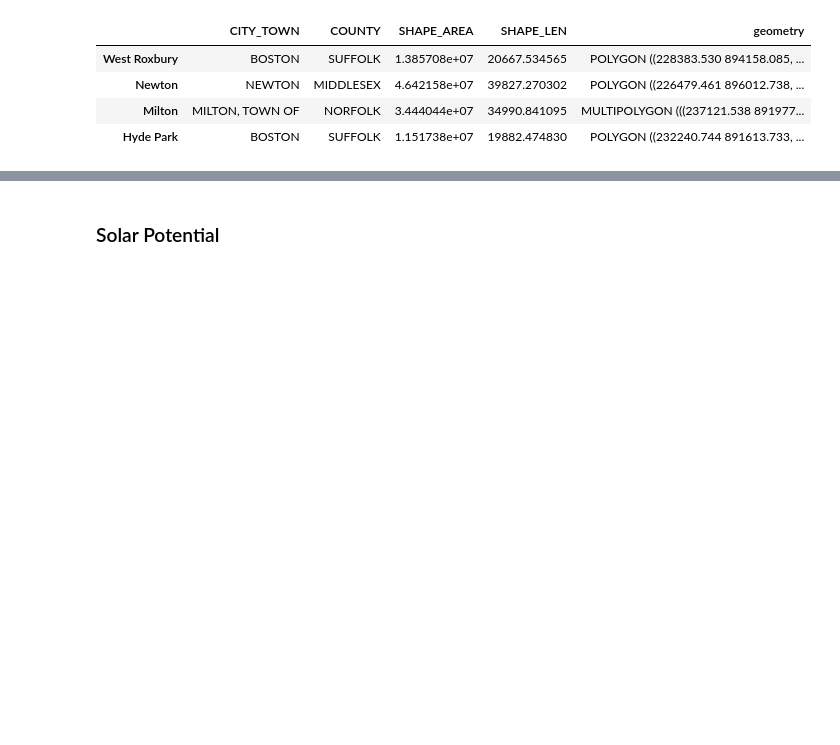
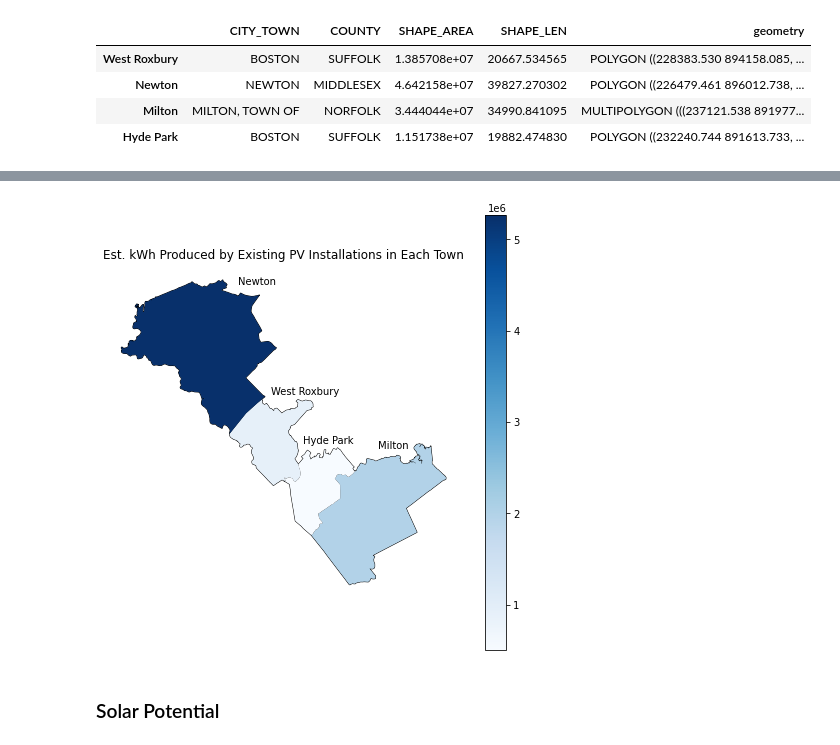
Before and after one commit to ghostpress/ma-solar, a Jupyter notebook: code/initViz.ipynb, the cells around one changed output, grey strips where cells are left out. Drawn from its saved outputs; the diff is of its cells as text; code cells hidden in the pictures; blank space fills up the shorter version.

```diff
--- a/code/initViz.ipynb
+++ b/code/initViz.ipynb
@@ -471,20 +453,23 @@ plt.savefig(outputDir('viz/existPVNumMap.png'), dpi=150, format='png')
 # %%
 fig3, ax3 = plt.subplots()
 fig3.set_size_inches(8, 8)
 
 townsPV.plot(ax=ax3, color='None', edgecolor='black')
 townsPV.plot('sumkWhProd', ax=ax3, cmap='Blues', legend=True)
 
 # Town labels
 ax3.text(226000, 901650, 'Newton')
 ax3.text(228000, 895000, 'West Roxbury')
 ax3.text(230000, 892000, 'Hyde Park')
 ax3.text(234500, 891700, 'Milton')
 
 ax3.set_title('Est. kWh Produced by Existing PV Installations in Each Town')
+ax3.set_axis_off()
 
 # Save image
 plt.savefig(outputDir('viz/existPVkWhMap.png'), dpi=150, format='png')
+# %% [output]
+[figure, added]
 # %% [markdown]
 ### Solar Potential
 # %% [markdown]
```
Also changed, not shown: parts of 32 cells of this notebook.
